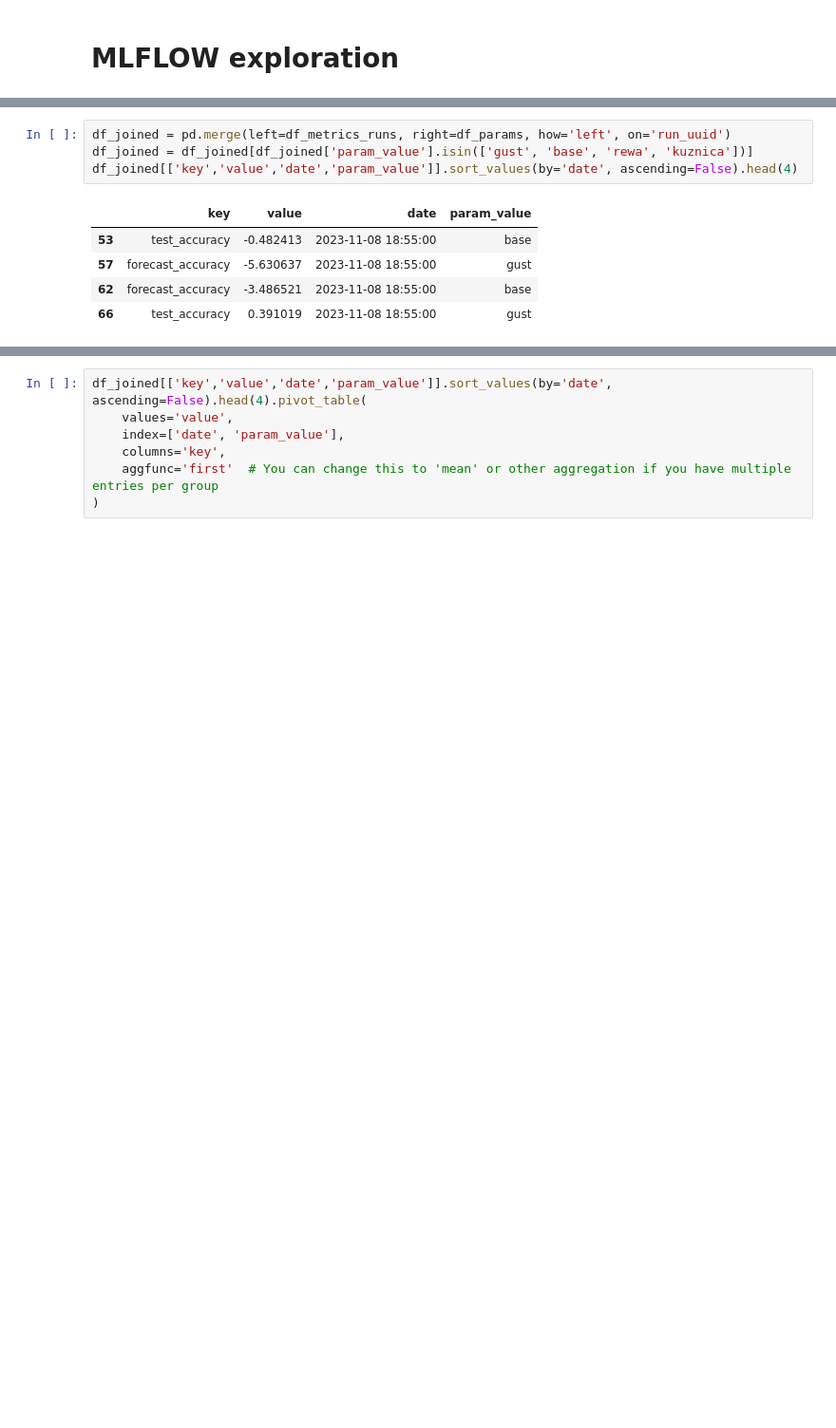
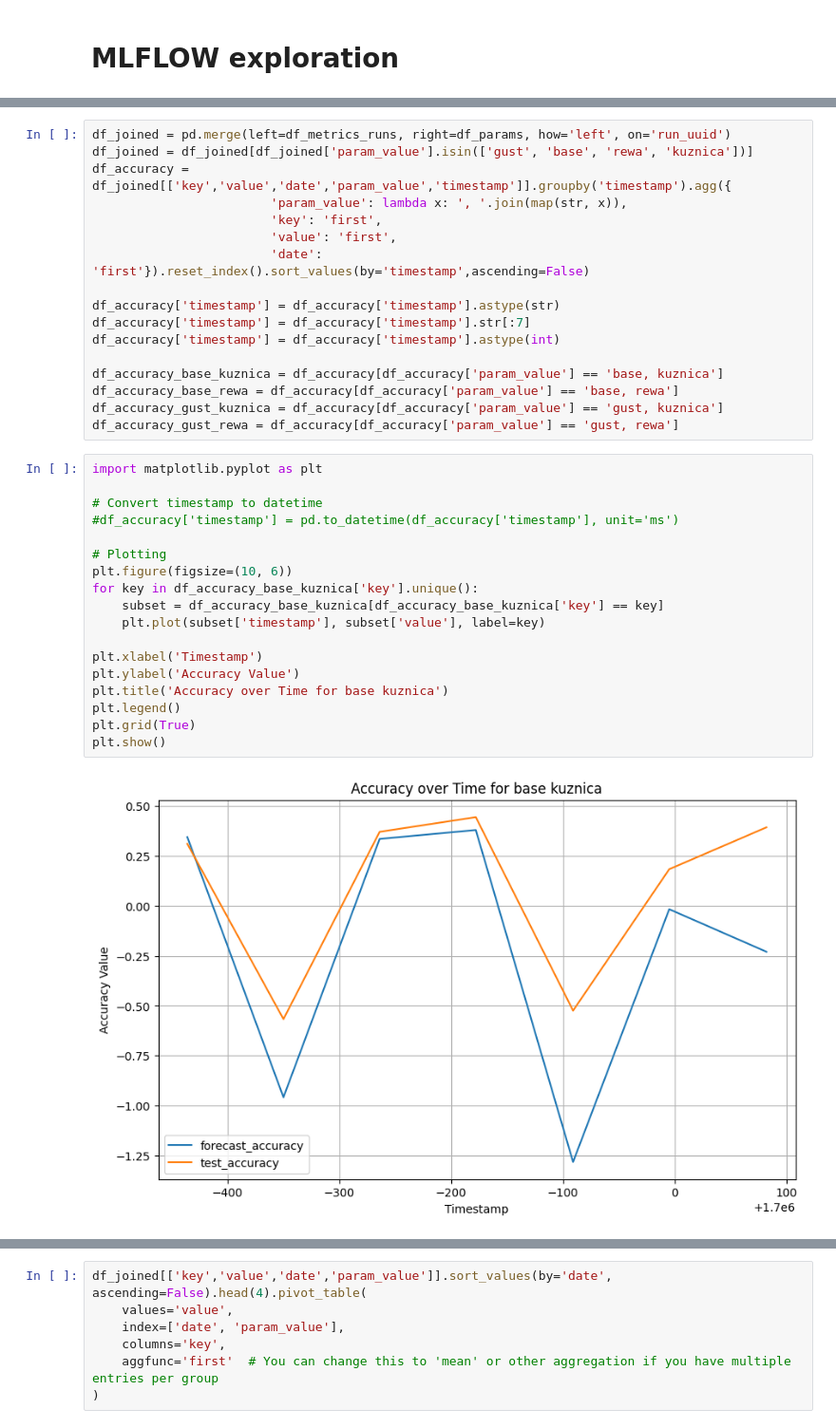
Before and after one commit to KrystianPi/WindPRO, a Jupyter notebook: notebooks/eda.ipynb, the cells around one changed output, grey strips where cells are left out. Shown at 95% size. Saved outputs shown, nothing was run; the diff lists cells and outputs as text; blank space fills up the shorter version.

```diff
--- a/notebooks/eda.ipynb
+++ b/notebooks/eda.ipynb
@@ -224,10 +239,37 @@ df_metrics_runs['date'] = pd.to_datetime(df_metrics_runs['date'], format='%Y-%m-
 # %%
 df_joined = pd.merge(left=df_metrics_runs, right=df_params, how='left', on='run_uuid')
 df_joined = df_joined[df_joined['param_value'].isin(['gust', 'base', 'rewa', 'kuznica'])]
-df_joined[['key','value','date','param_value']].sort_values(by='date', ascending=False).head(4)
+df_accuracy = df_joined[['key','value','date','param_value','timestamp']].groupby('timestamp').agg({
+                        'param_value': lambda x: ', '.join(map(str, x)),
+                        'key': 'first',
+                        'value': 'first',
+                        'date': 'first'}).reset_index().sort_values(by='timestamp',ascending=False)
+
+df_accuracy['timestamp'] = df_accuracy['timestamp'].astype(str)
+df_accuracy['timestamp'] = df_accuracy['timestamp'].str[:7]
+df_accuracy['timestamp'] = df_accuracy['timestamp'].astype(int)
+
+df_accuracy_base_kuznica = df_accuracy[df_accuracy['param_value'] == 'base, kuznica']
+df_accuracy_base_rewa = df_accuracy[df_accuracy['param_value'] == 'base, rewa']
+df_accuracy_gust_kuznica = df_accuracy[df_accuracy['param_value'] == 'gust, kuznica']
+df_accuracy_gust_rewa = df_accuracy[df_accuracy['param_value'] == 'gust, rewa']
-# %% [output]
-|  | key | value | date | param_value |
-| 53 | test_accuracy | -0.482413 | 2023-11-08 18:55:00 | base |
-| 57 | forecast_accuracy | -5.630637 | 2023-11-08 18:55:00 | gust |
-| 62 | forecast_accuracy | -3.486521 | 2023-11-08 18:55:00 | base |
-| 66 | test_accuracy | 0.391019 | 2023-11-08 18:55:00 | gust |
+# %%
+import matplotlib.pyplot as plt
+
+# Convert timestamp to datetime
+#df_accuracy['timestamp'] = pd.to_datetime(df_accuracy['timestamp'], unit='ms')
+
+# Plotting
+plt.figure(figsize=(10, 6))
+for key in df_accuracy_base_kuznica['key'].unique():
+    subset = df_accuracy_base_kuznica[df_accuracy_base_kuznica['key'] == key]
+    plt.plot(subset['timestamp'], subset['value'], label=key)
+
+plt.xlabel('Timestamp')
+plt.ylabel('Accuracy Value')
+plt.title('Accuracy over Time for base kuznica')
+plt.legend()
+plt.grid(True)
+plt.show()
+# %% [output]
+[figure, added]
```
Also changed, not shown: parts of 8 cells of this notebook.
